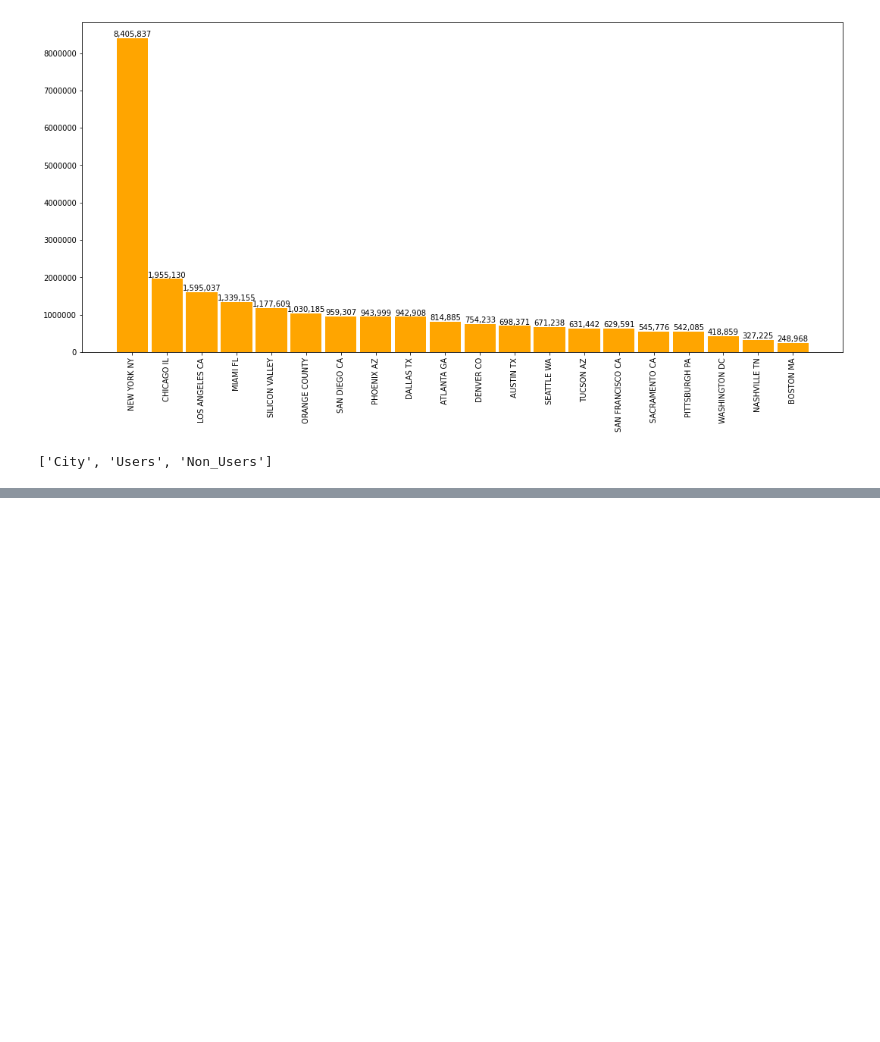
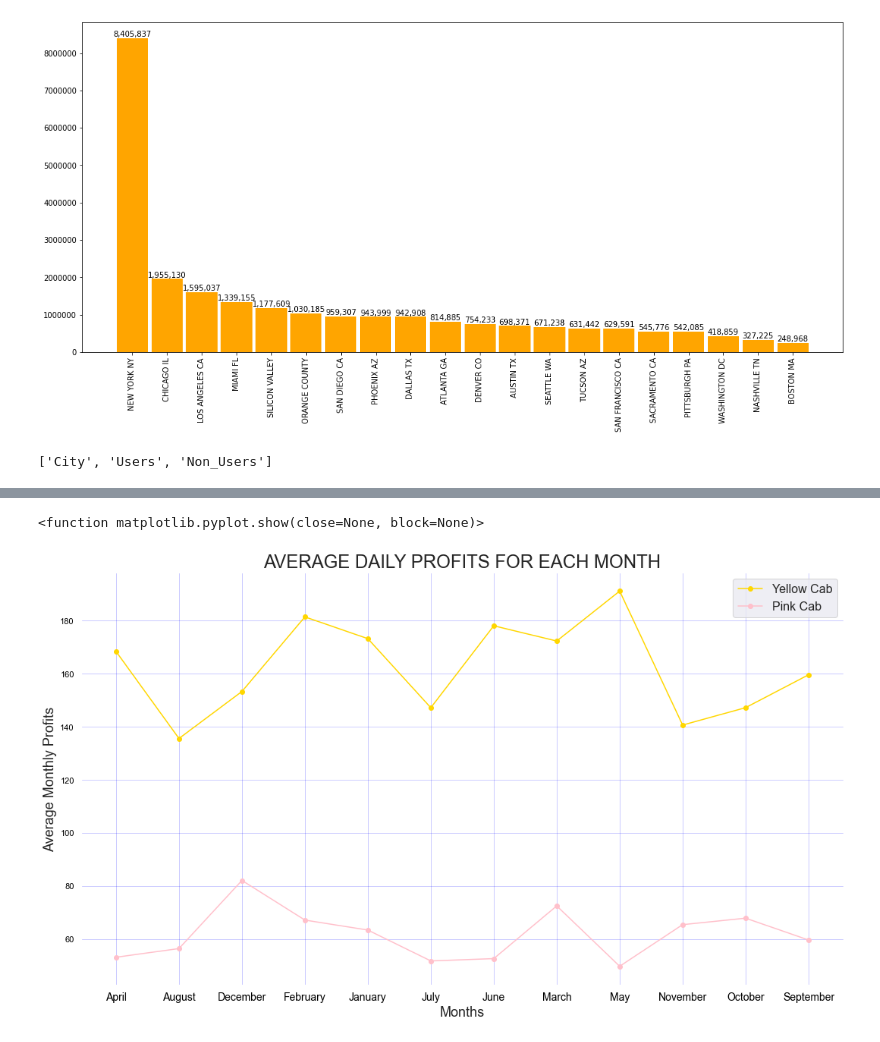
Before and after one commit to JeffersonTPelera/DataGlacier, a Jupyter notebook: week2/G2M.ipynb, the cells around one changed output, grey strips where cells are left out. Cells and saved outputs as stored; diff of their text form; code cells hidden in the pictures; blank space fills up the shorter version.

```diff
--- a/week2/G2M.ipynb
+++ b/week2/G2M.ipynb
@@ -170,0 +283,4 @@ list(city_perc.columns)
+# %%
+from datetime import datetime
+
+pink_cab_mprofits.set_index('Date of Travel',inplace=True)
@@ -170,0 +297,8 @@ list(city_perc.columns)
+# %%
+months = pink_cab_mprofits.month
+# %%
+pink_monthly_avg = pink_cab_mprofits.groupby(months).Profit.mean()
+# %%
+yellow_cab_mprofits.set_index('Date of Travel',inplace=True)
+months = yellow_cab_mprofits.month
+yellow_monthly_avg = yellow_cab_mprofits.groupby(months).Profit.mean()
@@ -170,0 +339,18 @@ list(city_perc.columns)
+# %%
+fig, ax = plt.subplots(figsize=(18, 10))
+ax.set_facecolor("white")
+ax.tick_params(width=1, colors='black', grid_color='blue', grid_alpha=0.2)
+
+plt.plot(yellow_monthly_avg, label = "Yellow Cab", linestyle="-", color ="Gold", marker = 'o')
+plt.plot(pink_monthly_avg, label = "Pink Cab", linestyle="-", color ="Pink", marker = 'o')
+
+plt.xticks(fontsize=14)
+
+plt.title('AVERAGE DAILY PROFITS FOR EACH MONTH',  fontsize = 24)
+plt.xlabel('Months', fontsize = 18)
+plt.ylabel('Average Monthly Profits', fontsize = 18)
+plt.legend(fontsize = 16)
+plt.show
+# %% [output]
+<function matplotlib.pyplot.show(close=None, block=None)>
+[figure, added]
```
Also changed, not shown: parts of 23 cells of this notebook, 1 other file.
